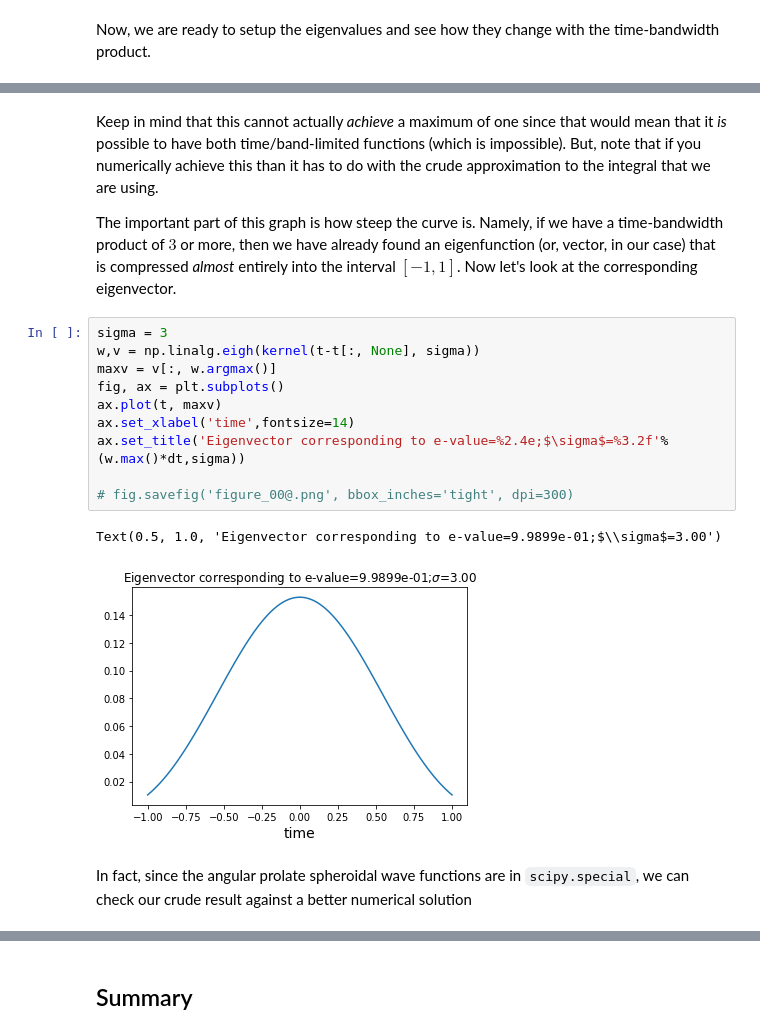
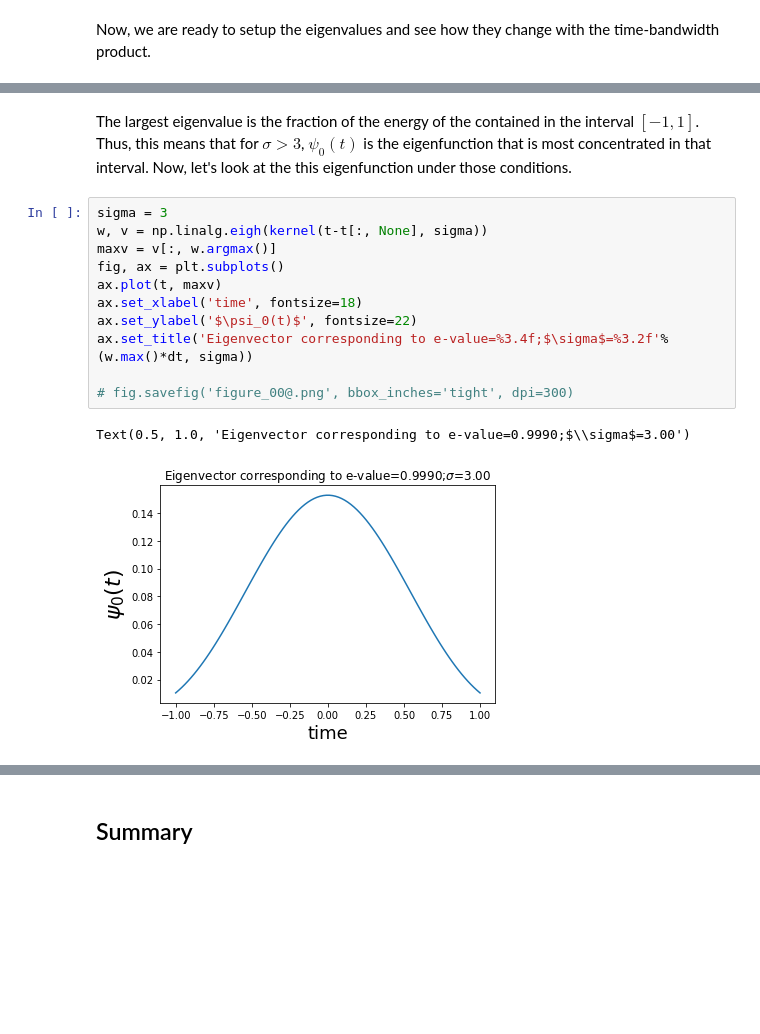
Before and after one commit to bagustris/python-for-signal-processing, a Jupyter notebook: notebook/Sampling_Theorem_Part_2.ipynb, the cells around one changed output, grey strips where cells are left out. Drawn from its saved outputs; the diff is of its cells as text; blank space fills up the shorter version.

```diff
--- a/notebook/Sampling_Theorem_Part_2.ipynb
+++ b/notebook/Sampling_Theorem_Part_2.ipynb
@@ -93,22 +90,20 @@ ax.grid()
 # fig.savefig('figure_00@.png', bbox_inches='tight', dpi=300)
 # %% [output]
 [figure]
-# %% [markdown]
-Keep in mind that this cannot actually *achieve* a maximum of one since that would mean that it *is* possible to have both time/band-limited functions (which is impossible). But, note that if you numerically achieve this than it has to do with the crude approximation to the integral that we are using.
-
-The important part of this graph is how steep the curve is. Namely, if we have a time-bandwidth product of $3$ or more, then we have already found an eigenfunction (or, vector, in our case) that is compressed *almost* entirely into the interval $[-1,1]$. Now let's look at the corresponding eigenvector.
+# %% [markdown]
+The largest eigenvalue is the fraction of the energy of the contained in the  interval $[-1,1]$. Thus, this means
+that for $\sigma \gt 3$, $\psi_0(t)$ is the eigenfunction that is most concentrated in that interval. Now, let's look at the this  eigenfunction under those conditions.
 # %%
 sigma = 3
-w,v = np.linalg.eigh(kernel(t-t[:, None], sigma))
+w, v = np.linalg.eigh(kernel(t-t[:, None], sigma))
 maxv = v[:, w.argmax()]
 fig, ax = plt.subplots()
 ax.plot(t, maxv)
-ax.set_xlabel('time',fontsize=14)
-ax.set_title('Eigenvector corresponding to e-value=%2.4e;$\sigma$=%3.2f'%(w.max()*dt,sigma))
+ax.set_xlabel('time', fontsize=18)
+ax.set_ylabel('$\psi_0(t)$', fontsize=22)
+ax.set_title('Eigenvector corresponding to e-value=%3.4f;$\sigma$=%3.2f'%(w.max()*dt, sigma))
 
 # fig.savefig('figure_00@.png', bbox_inches='tight', dpi=300)
 # %% [output]
-Text(0.5, 1.0, 'Eigenvector corresponding to e-value=9.9899e-01;$\\sigma$=3.00')
+Text(0.5, 1.0, 'Eigenvector corresponding to e-value=0.9990;$\\sigma$=3.00')
-[figure, old version]
+[figure, new version]
-# %% [markdown]
-In fact, since the angular prolate spheroidal wave functions are in `scipy.special`, we can check our crude result against a better numerical solution
```
Also changed, not shown: parts of 15 cells of this notebook, 3 other files.
